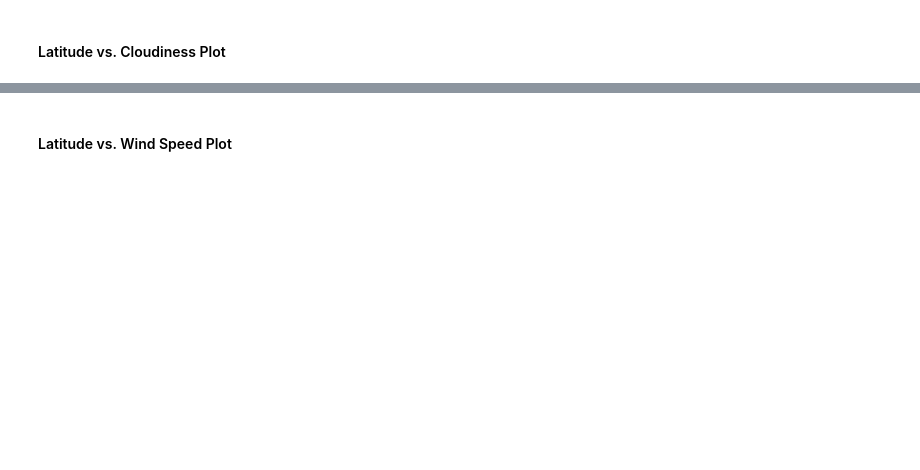
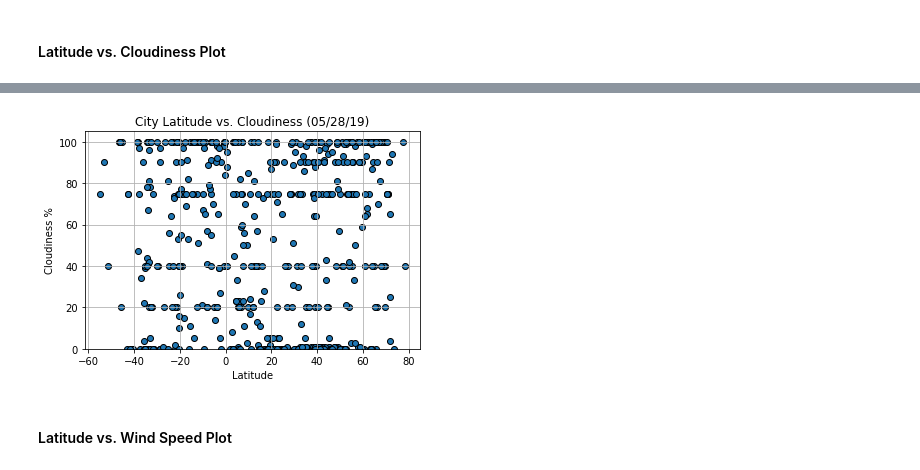
Before and after one commit to shadisalama/python-api-challenge, a Jupyter notebook: WeatherPy/WeatherPy.ipynb, the cells around one changed output, grey strips where cells are left out. Saved outputs shown, nothing was run; the diff lists cells and outputs as text; code cells hidden in the pictures; blank space fills up the shorter version.

```diff
--- a/WeatherPy/WeatherPy.ipynb
+++ b/WeatherPy/WeatherPy.ipynb
@@ -228,2 +211,13 @@ plt.grid()
+# %%
+x_lat = weather_df['Lat']
+y_clouds = weather_df['Cloudiness']
+plt.scatter(x_lat,y_clouds,marker = 'o',edgecolors = 'black')
+plt.title("City Latitude vs. Cloudiness (05/28/19)")
+plt.xlabel("Latitude")
+plt.ylabel("Cloudiness %")
+plt.ylim(0)
+plt.grid()
+# %% [output]
+[figure, added]
 # %% [markdown]
 #### Latitude vs. Wind Speed Plot
```
Also changed, not shown: parts of 23 cells of this notebook.
